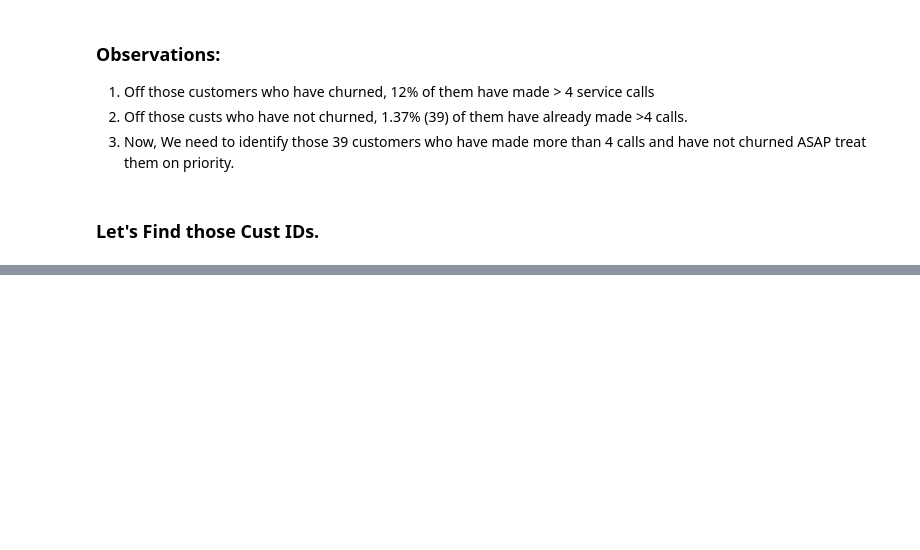
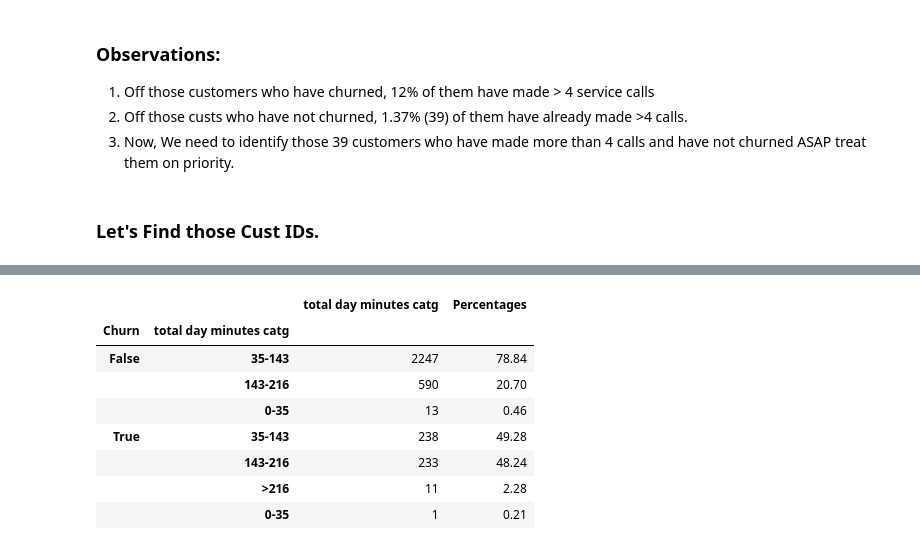
Before and after one commit to SharanKalyan/Customer_Churn_Analysis, a Jupyter notebook: Churn Prediction.ipynb, the cells around one changed output, grey strips where cells are left out. Drawn from its saved outputs; the diff is of its cells as text; code cells hidden in the pictures; blank space fills up the shorter version.

```diff
--- a/Churn Prediction.ipynb
+++ b/Churn Prediction.ipynb
@@ -304,0 +392,12 @@ priority_ids = pd.DataFrame(priority_customers['Id'])
+# %%
+tdm_op
+# %% [output]
+|  |  | total day minutes catg | Percentages |
+| Churn | total day minutes catg |  |  |
+| False | 35-143 | 2247 | 78.84 |
+|  | 143-216 | 590 | 20.70 |
+|  | 0-35 | 13 | 0.46 |
+| True | 35-143 | 238 | 49.28 |
+|  | 143-216 | 233 | 48.24 |
+|  | >216 | 11 | 2.28 |
+|  | 0-35 | 1 | 0.21 |
```
Also changed, not shown: parts of 13 cells of this notebook.
